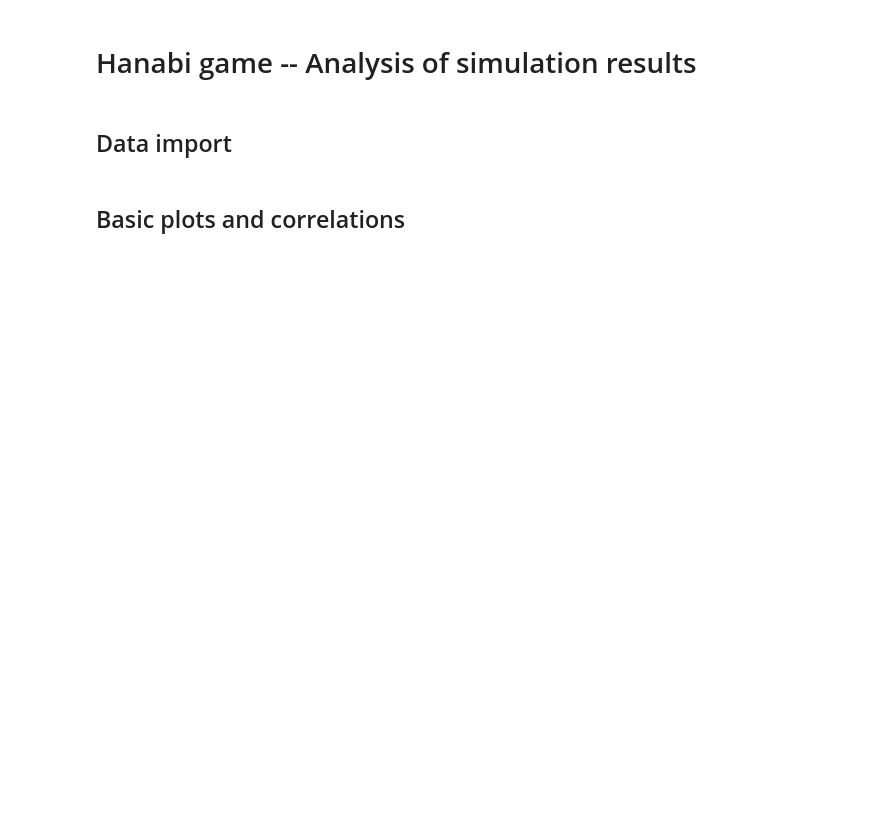
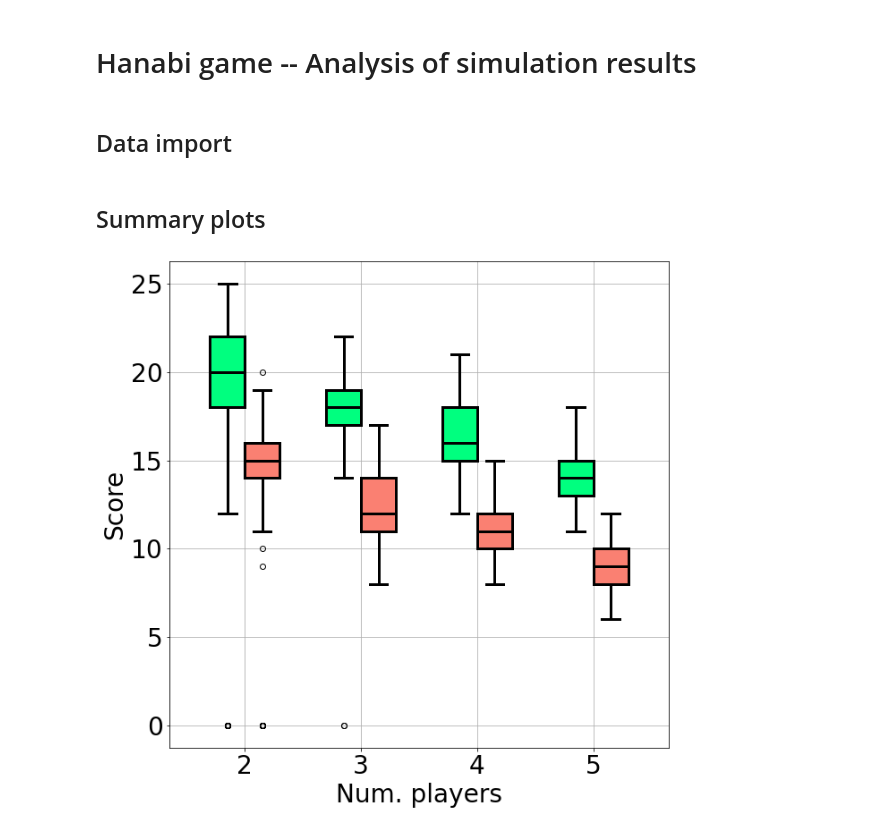
Before and after one commit to nmontesg/tomabd, a Jupyter notebook: examples/hanabi/results/analysis.ipynb, the cells around one changed output. Cells and saved outputs as stored; diff of their text form; code cells hidden in the pictures; blank space fills up the shorter version.

```diff
--- a/examples/hanabi/results/analysis.ipynb
+++ b/examples/hanabi/results/analysis.ipynb
@@ -30,2 +28,38 @@ for n in player_configs:
 # %% [markdown]
-## Basic plots and correlations
+## Summary plots
+# %%
+plt.rcParams.update({'font.size': 28})
+fig, ax = plt.subplots(figsize=(10, 10), facecolor='white')
+
+epsilon = 0.15
+lw = 3
+colors = {True: 'springgreen', False: 'salmon'}
+
+for n in player_configs:
+    for abd in (True, False):
+        if abd:
+            x = n-epsilon
+        else:
+            x = n+epsilon
+        data = results[abd][n]["score"].to_numpy()
+        bp = ax.boxplot(
+            data,
+            positions=[x],
+            widths=[epsilon*2],
+            boxprops={'linewidth': lw},
+            medianprops={'linewidth': lw, 'color': 'black'},
+            capprops={'linewidth': lw},
+            whiskerprops={'linewidth': lw},
+            patch_artist=True
+        )
+        for patch in bp['boxes']:
+            patch.set(facecolor=colors[abd])
+
+ax.set_xticks(player_configs, labels=player_configs)
+ax.grid()
+ax.set_xlabel("Num. players")
+ax.set_ylabel("Score")
+# plt.savefig("score.png")
+plt.show()
+# %% [output]
+[figure, added]
```
Also changed, not shown: parts of 16 cells of this notebook, 9 other files.
